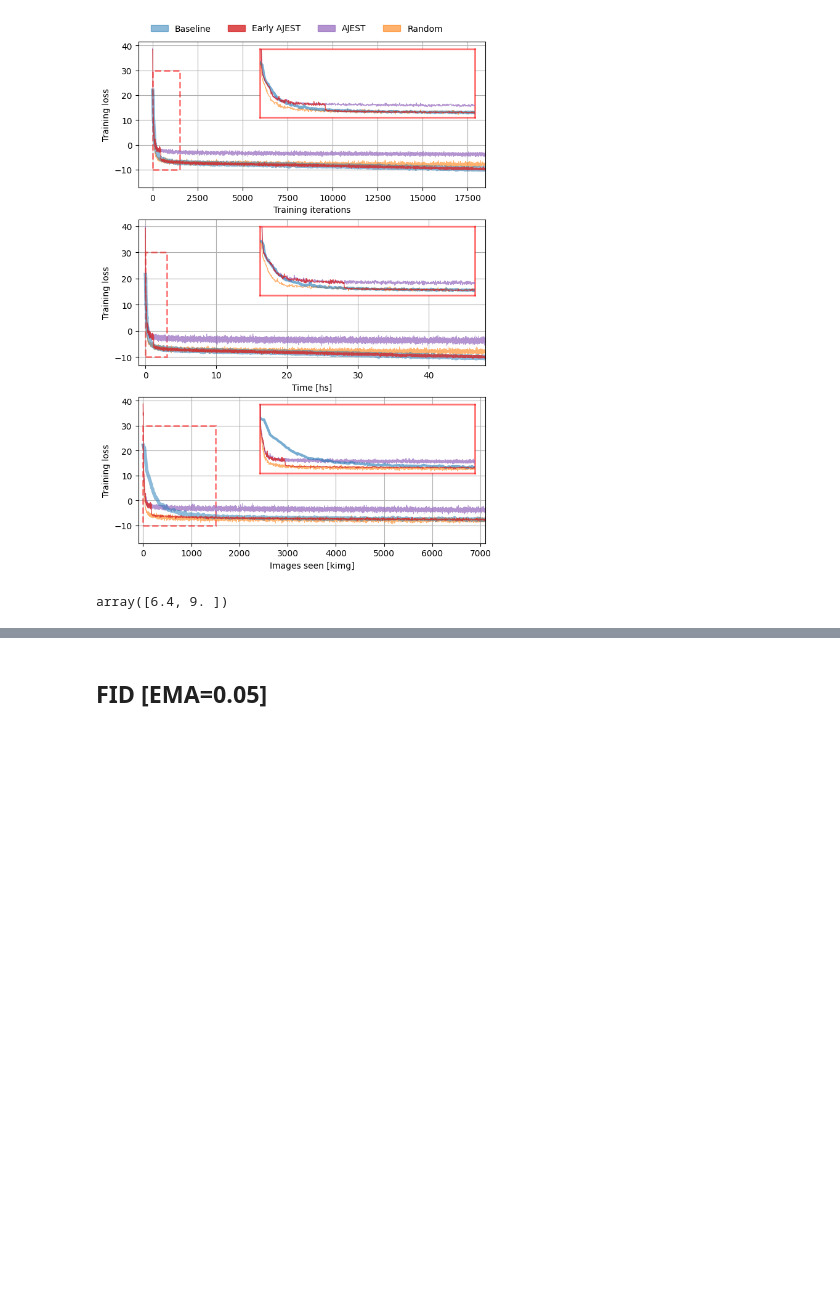
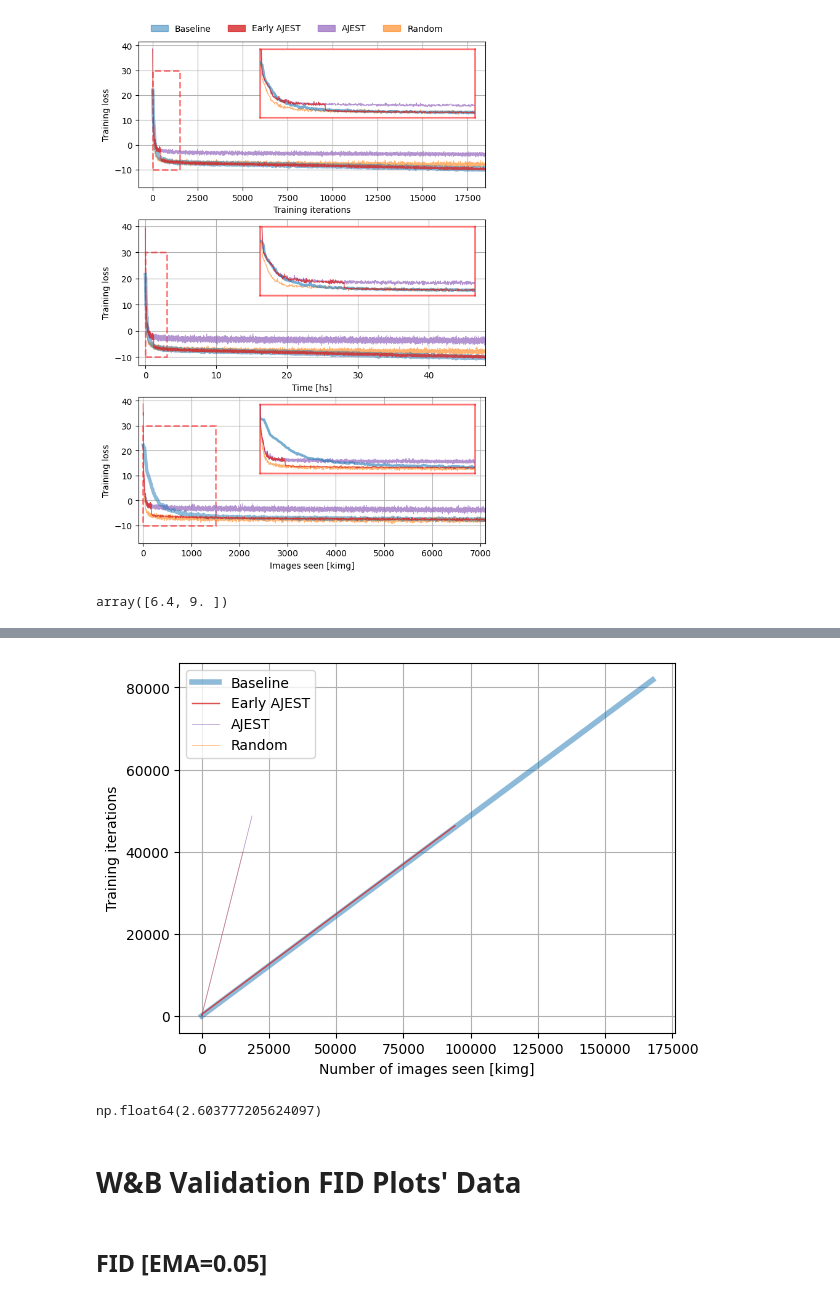
Before and after one commit to 0xInfty/Autoguided, a Jupyter notebook: Images/analysis/LossCurves.ipynb, the cells around one changed output, grey strips where cells are left out. Saved outputs shown, nothing was run; the diff lists cells and outputs as text; code cells hidden in the pictures; blank space fills up the shorter version.

```diff
--- a/Images/analysis/LossCurves.ipynb
+++ b/Images/analysis/LossCurves.ipynb
@@ -424,3 +511,45 @@ array([6.4, 9. ])
+# %%
+# Load CSV data as Pandas dataframe
+filepath = os.path.join(dir_results, "Epoch_vs_Nimg.csv")
+pandas_data = pd.read_csv(filepath)
+# %%
+# Filter columns
+for c in pandas_data.columns:
+    condition = any([st in c for st in ["MIN", "MAX", "step"]])
+    if condition: del pandas_data[c]
+
+pandas_data = pandas_data.rename(columns={"Group: 06_CorrectEMA_AJEST_00 - Epoch":"AJEST Epoch",
+                                          "Group: 06_CorrectEMA_Early_AJEST_00 - Epoch":"Early AJEST Epoch",
+                                          "Group: 06_CorrectEMA_Random_00 - Epoch":"Random Epoch",
+                                          "Group: 04_Tiny_LR_Baseline_04 - Epoch":"Baseline Epoch",
+                                          "Seen images [kimg]":"Seen Images"})
+# %%
+speed_curves = {}
+for s in series:
+    speed_curves[s] = {}
+    speed_curves[s]["nimg"], speed_curves[s]["epoch"] = pandas_data[["Seen Images",s+" Epoch"]][pd.notna(pandas_data[s+" Epoch"])].to_numpy().T
+    # speed_curves[s]["nimg"] = speed_curves[s]["nimg"]/1e3/60/60
+# %%
+last_index = int( (speed_curves["Random"]["epoch"] >= 40000).argmax() )
+for k, v in speed_curves["Random"].items():
+    speed_curves["Random"][k] = v[:last_index]
+# %%
+fig, ax = plt.subplots()
+for s in series:
+    plt.plot(speed_curves[s]["nimg"], speed_curves[s]["epoch"], label=s, **plt_kwargs[s])
+plt.legend()
+plt.xlabel("Number of images seen [kimg]")
+plt.ylabel("Training iterations")
+# plt.xlim([-1, 48])
+plt.grid()
+# %% [output]
+[figure, added]
+# %%
+np.mean( np.diff(speed_curves[s]["epoch"]) / np.diff(speed_curves[s]["nimg"]) ) # Epochs/kimg
+# %% [output]
+np.float64(2.603777205624097)
+# %% [markdown]
+# W&B Validation FID Plots' Data
 # %% [markdown]
 ## FID [EMA=0.05]
 # %% [markdown]
```
Also changed, not shown: parts of 16 cells of this notebook, 1 other file.
